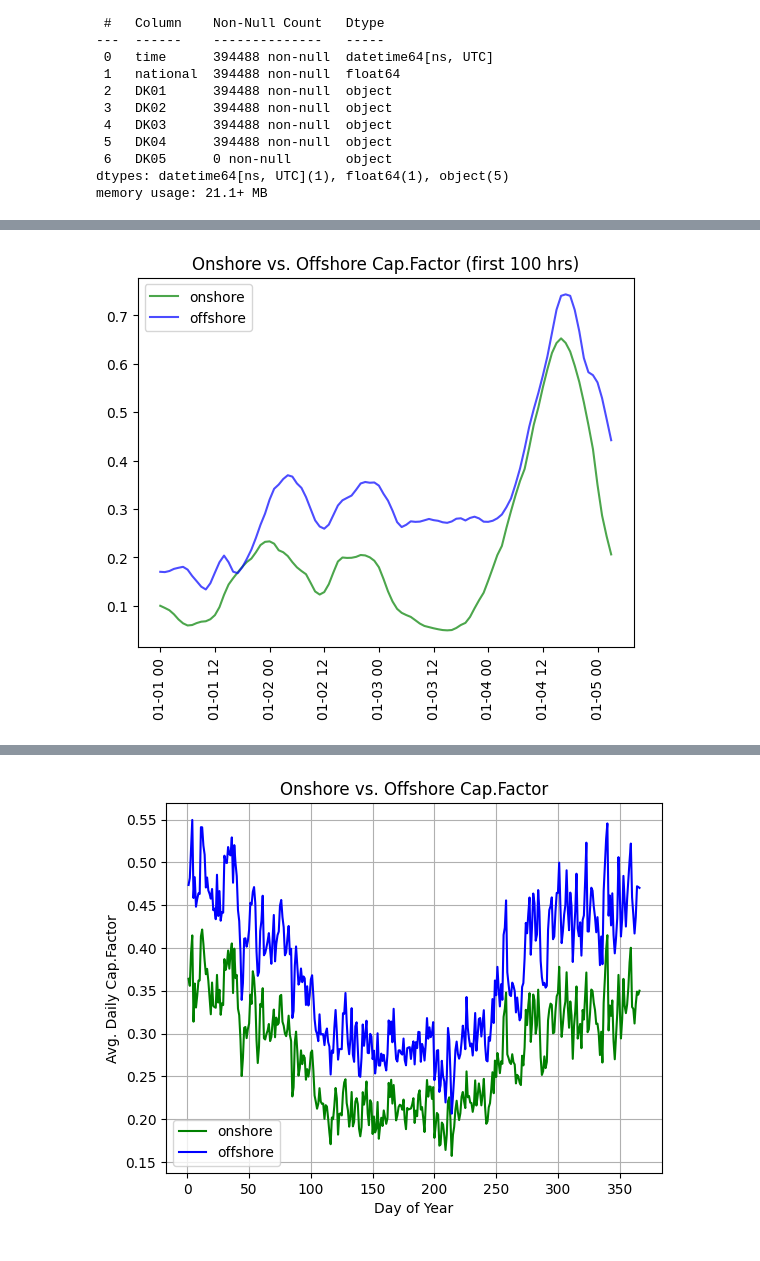
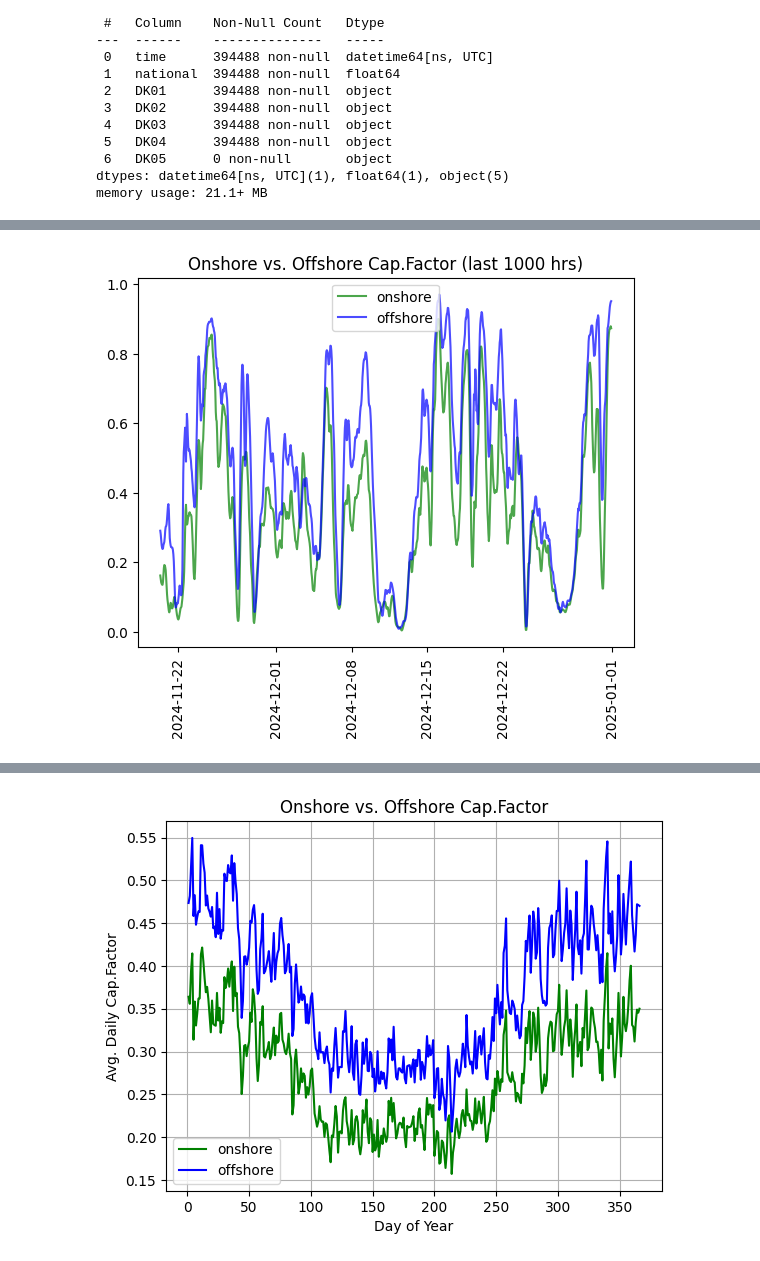
Before and after one commit to StianLindsethgits/EnergySystemsModelling, a Jupyter notebook: stratchbook.ipynb, the cells around one changed output, grey strips where cells are left out. Cells and saved outputs as stored; diff of their text form; code cells hidden in the pictures.

```diff
--- a/stratchbook.ipynb
+++ b/stratchbook.ipynb
@@ -265,10 +280,10 @@ memory usage: 21.1+ MB
 # %%
 #plotting onshore vs offshore (first 100 hrs):
-plt.plot(onshore.time[:100], onshore.national[:100], alpha=.7, color='green', linestyle='-', label='onshore')
-plt.plot(offshore.time[:100], offshore.national[:100], alpha=.7, color='blue', linestyle='-', label='offshore')
+plt.plot(onshore.time[(len(onshore)-100):], onshore.national[(len(onshore)-100):], alpha=.7, color='green', linestyle='-', label='onshore')
+plt.plot(offshore.time[(len(offshore)-100):], offshore.national[(len(offshore)-100):], alpha=.7, color='blue', linestyle='-', label='offshore')
 plt.xticks(rotation=90)
-plt.title('Onshore vs. Offshore Cap.Factor (first 100 hrs)')
+plt.title('Onshore vs. Offshore Cap.Factor (last 1000 hrs)')
 plt.legend()
 plt.show()
 # %% [output]
-[figure, old version]
+[figure, new version]
```
Also changed, not shown: parts of 3 cells of this notebook.
